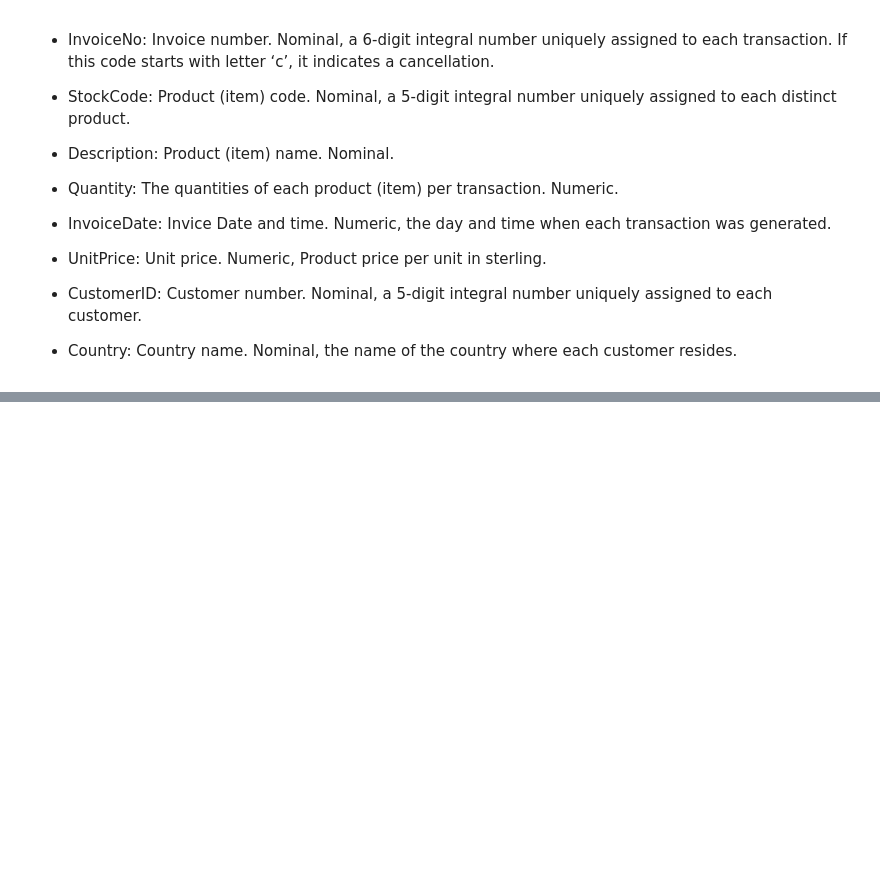
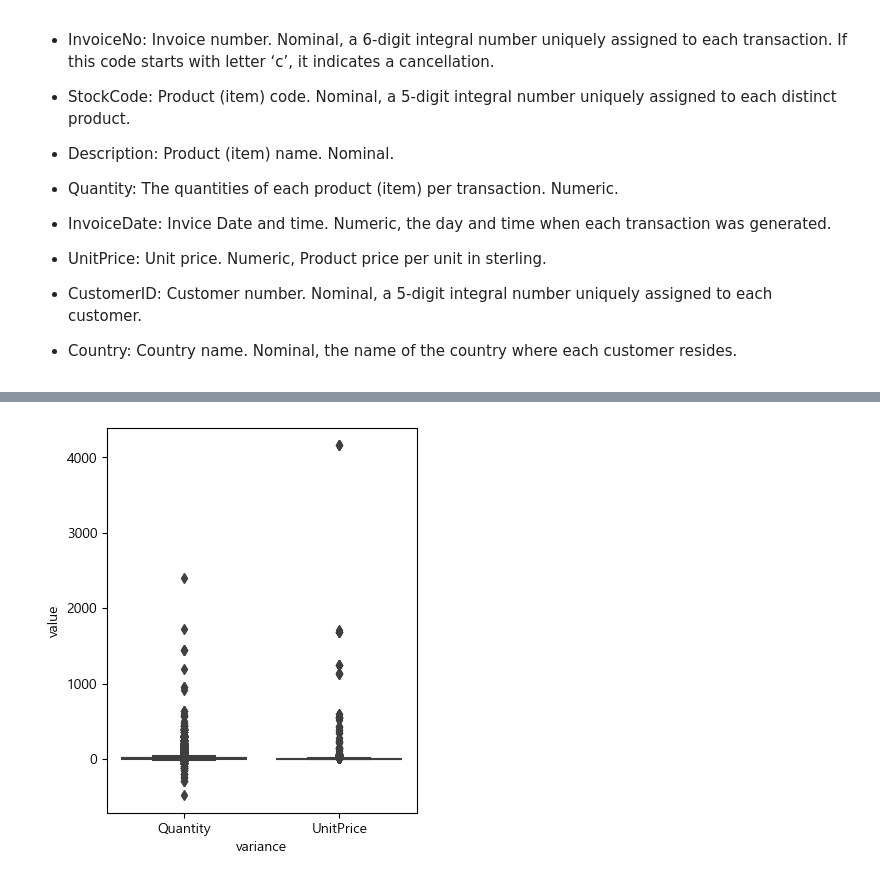
Before and after one commit to Park-Young-Bin/ADP_code, a Jupyter notebook: 26회 기출.ipynb, the cells around one changed output, grey strips where cells are left out. Cells and saved outputs as stored; diff of their text form; code cells hidden in the pictures; blank space fills up the shorter version.

```diff
--- a/26회 기출.ipynb
+++ b/26회 기출.ipynb
@@ -29,3 +29,13 @@
 - CustomerID: Customer number. Nominal, a 5-digit integral number uniquely assigned to each customer.
 
 - Country: Country name. Nominal, the name of the country where each customer resides.
+# %%
+import pandas as pd
+import matplotlib.pyplot as plt
+import seaborn as sns
+import numpy as np
+plt.rc('font', family='Malgun Gothic')
+plt.rcParams['axes.unicode_minus']=False
+
+df= pd.read_csv('https://raw.githubusercontent.com/Datamanim/datarepo/main/adp/26/problem1.csv')
+df.head()
@@ -31,0 +101,14 @@
+# %%
+from sklearn.impute import KNNImputer
+
+# 결측치가 있는 수치형 데이터만 추출
+KNN_data = df[['Quantity', 'UnitPrice']]
+
+# 모델링
+imputer = KNNImputer()
+df_filled = imputer.fit_transform(KNN_data)
+df_filled = pd.DataFrame(df_filled, columns=KNN_data.columns)
+df[KNN_data.columns] = df_filled
+
+# 결측치 확인
+df.isna().sum()
@@ -31,0 +131,4 @@
+# %%
+box_col = ['Quantity', 'UnitPrice']
+melt_df = pd.melt(df[box_col], var_name='variance', value_name='value')
+melt_df
@@ -31,0 +149,5 @@
+# %%
+plt.figure(figsize=(4,5))
+sns.boxplot(data=melt_df, x='variance', y='value');
+# %% [output]
+[figure, added]
```
Also changed, not shown: parts of 15 cells of this notebook.
